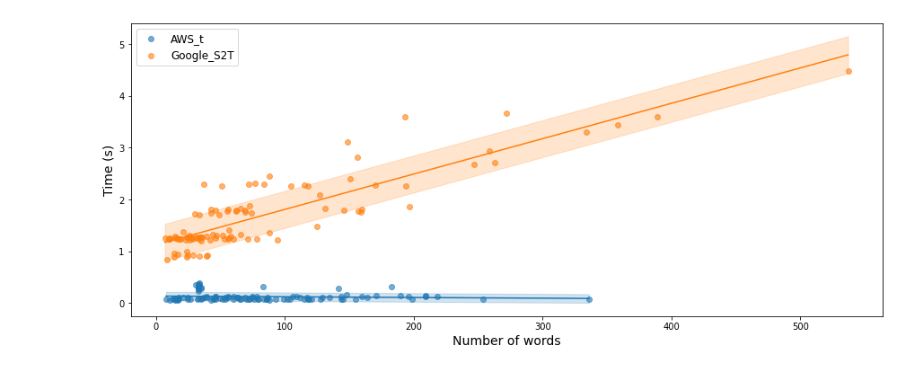
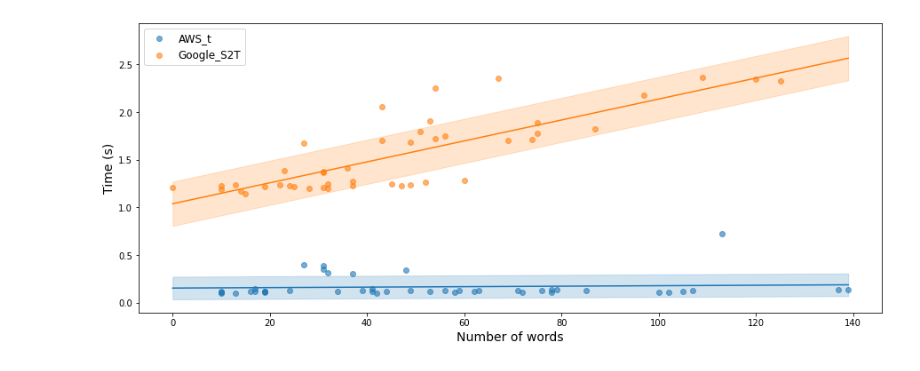
Before and after one commit to ASAPLableni/LableniBot, a Jupyter notebook: DataAnalysis/CheckData.ipynb, the cells around one changed output. Drawn from its saved outputs; the diff is of its cells as text; code cells hidden in the pictures.

```diff
--- a/DataAnalysis/CheckData.ipynb
+++ b/DataAnalysis/CheckData.ipynb
@@ -17,9 +17,9 @@ path_to_conversations = "../Conversations/"
 
 all_df_list = []
 for conv in os.listdir(path_to_conversations):
-    excel_name = [file for file in os.listdir(path_to_conversations + conv) if ".xlsx" in file][0]
+    excel_name = [file for file in os.listdir(path_to_conversations + conv) if ".pkl" in file][0]
     try:
-        df_x = pd.read_excel(path_to_conversations + conv + "/" + excel_name)
+        df_x = pd.read_pickle(path_to_conversations + conv + "/" + excel_name)
         if df_x.shape[0] > 2:
             all_df_list.append(df_x)
     except:
@@ -32,13 +31,13 @@ Number of conversations: 11
 # %%
-def include_time_columns(data, col_name):
+def include_time_columns(data, col_name_init, col_name_end, label):
+
+    delta_time = data[col_name_end] - data[col_name_init]
 
     return {
-        "Mean_" + col_name: np.nanmean(data[col_name]) if col_name in data.columns else np.nan,
-        "Max_" + col_name: np.nanmax(data[col_name]) if col_name in data.columns else np.nan,
-        "Min_" + col_name: np.nanmin(data[col_name]) if col_name in data.columns else np.nan,
-        "Diff_" + col_name: (
-            data[col_name].dropna().iloc[-1] - data[col_name].dropna().iloc[0] if col_name in data.columns else np.nan
-        ),
+        "Mean_" + label: np.nanmean(delta_time),
+        "Max_" + label: np.nanmax(delta_time),
+        "Min_" + label: np.nanmin(delta_time),
+        "Diff_" + label: delta_time.dropna().iloc[-1] - delta_time.dropna().iloc[0],
     }
 # %%
 check_list = []
@@ -47,16 +46,16 @@ for df in all_df_list:
     dict_data = {
         "NumRows": df.shape[0],
         "NumCols": df.shape[1],
-        "TimeConversation_min": (df["UnixTimestampEnd"].iloc[-1] - df["UnixTimestampInit"].iloc[0])/60,
+        "TimeConversation_min": (df["S2TEndUnix"].iloc[-1] - df["UnixTimestampLoopInit"].iloc[0])/60,
     }
 
-    dict_res = include_time_columns(df, "OpenAItime_s")
+    dict_res = include_time_columns(df, col_name_init="AWSStartUniX", col_name_end="AWSEndUniX", label="AWS")
     dict_data.update(dict_res)
 
-    dict_res = include_time_columns(df, "AWStime_s")
+    dict_res = include_time_columns(df, col_name_init="S2TStartUnix", col_name_end="S2TEndUnix", label="GoogleS2T")
     dict_data.update(dict_res)
 
-    dict_res = include_time_columns(df, "S2Ttime_s")
+    dict_res = include_time_columns(df, col_name_init="BotStartUnix", col_name_end="BotEndUnix", label="OpenAI")
     dict_data.update(dict_res)
 
     check_list.append(dict_data)
@@ -177,35 +184,43 @@ for df in all_df_list:
 # %%
+min_num_words = np.min([np.min(v["num_words"]) for k, v in save_time_dict.items() if k is not "OpenAI"])
+max_num_words = np.max([np.max(v["num_words"]) for k, v in save_time_dict.items() if k is not "OpenAI"])
+
 plt.figure(figsize=(15, 6))
 
 for i, (k, v) in enumerate(save_time_dict.items()):
 
     if k is not "OpenAI":
 
         sort_x_idx = np.argsort(v["num_words"])
         y_time = np.array(v["time"])[sort_x_idx]
         x_len_text = np.array(v["num_words"])[sort_x_idx]
 
         x_to_lr = np.array(x_len_text).reshape(-1, 1)
         lr = LinearRegression(n_jobs=-1)
         lr.fit(x_to_lr, y_time)
         y_pred = lr.predict(x_to_lr)
 
         err_pred = np.sqrt( np.sum((y_time - y_pred)**2)/(len(y_time)-1-1) )
         y_time_plus = y_pred + err_pred
         y_time_minus = y_pred - err_pred
 
+        x_lim_min_max = np.array([max_num_words, min_num_words])
+        y_lim_min_max = lr.predict(x_lim_min_max.reshape(-1, 1))
 
-        plt.plot(x_len_text, y_pred, color=aute.PLT_DEFAULT_COLORS[i])
         plt.scatter(x_len_text, y_time, label=k, alpha=0.6, color=aute.PLT_DEFAULT_COLORS[i])
-        plt.fill_between(x_len_text, y_time_plus, y_time_minus, alpha=0.2, color=aute.PLT_DEFAULT_COLORS[i])
+        plt.plot(x_lim_min_max, y_lim_min_max, color=aute.PLT_DEFAULT_COLORS[i])
+        plt.fill_between(x_lim_min_max,
+                         y_lim_min_max + err_pred,
+                         y_lim_min_max - err_pred,
+                         alpha=0.2, color=aute.PLT_DEFAULT_COLORS[i])
 
 plt.legend(fontsize=12)
 plt.xlabel("Number of words", fontsize=14)
 plt.ylabel("Time (s)", fontsize=14)
 
 plt.show()
 # %% [output]
-[figure, old version]
+[figure, new version]
 # %%
 k = "OpenAI"
 v = save_time_dict[k]
```
Also changed, not shown: parts of 15 cells of this notebook, 5 other files.
